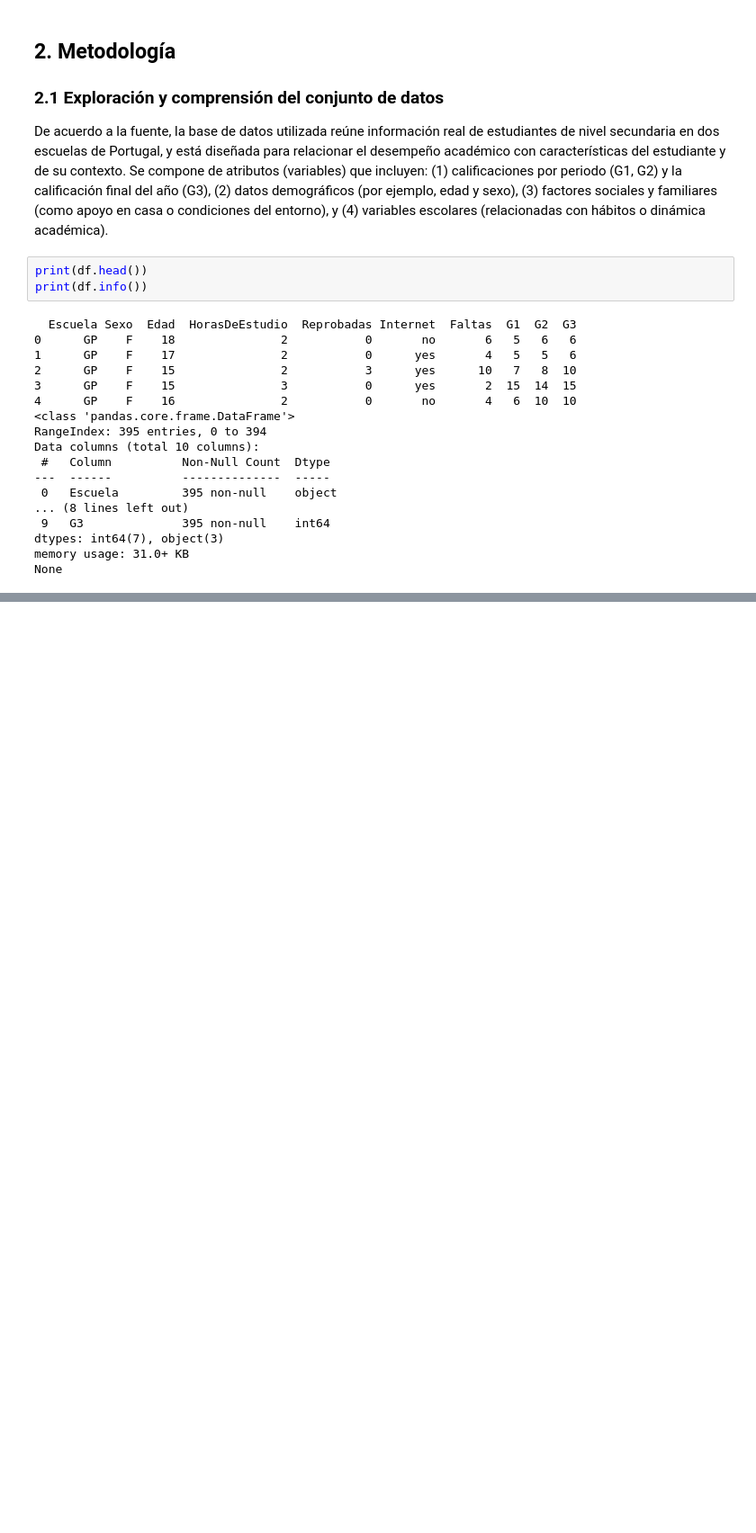
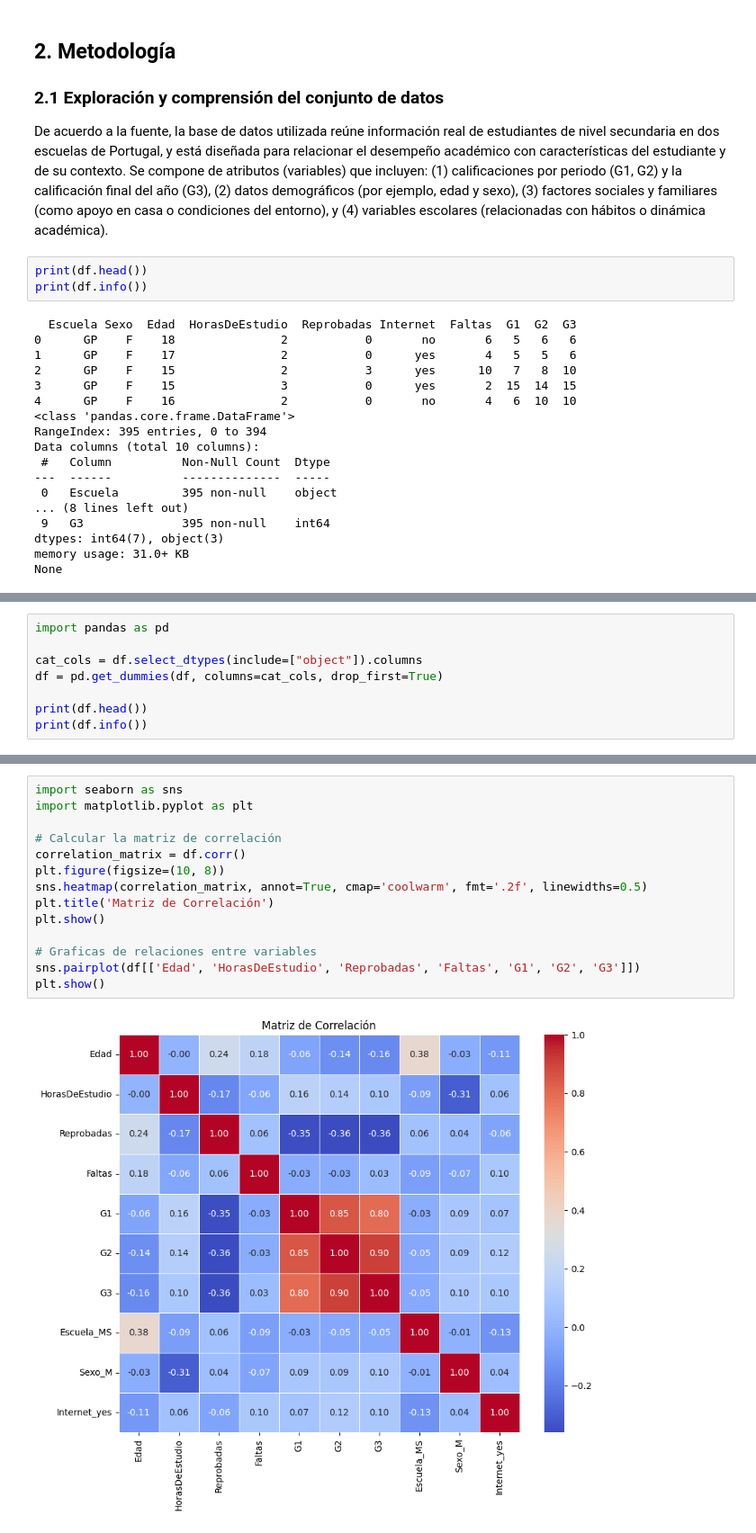
Before and after one commit to DiazPaz/ia_models, a Jupyter notebook: A1.3/main.ipynb, the cells around one changed output, grey strips where cells are left out. Shown at 90% size. Drawn from its saved outputs; the diff is of its cells as text; blank space fills up the shorter version.

```diff
--- a/A1.3/main.ipynb
+++ b/A1.3/main.ipynb
@@ -64,0 +71,8 @@ Finalmente, el hecho de que no existan valores faltantes simplifica el preproces
+# %%
+import pandas as pd
+
+cat_cols = df.select_dtypes(include=["object"]).columns
+df = pd.get_dummies(df, columns=cat_cols, drop_first=True)
+
+print(df.head())
+print(df.info())
@@ -64,0 +105,16 @@ Finalmente, el hecho de que no existan valores faltantes simplifica el preproces
+# %%
+import seaborn as sns
+import matplotlib.pyplot as plt
+
+# Calcular la matriz de correlación
+correlation_matrix = df.corr()
+plt.figure(figsize=(10, 8))
+sns.heatmap(correlation_matrix, annot=True, cmap='coolwarm', fmt='.2f', linewidths=0.5)
+plt.title('Matriz de Correlación')
+plt.show()
+
+# Graficas de relaciones entre variables
+sns.pairplot(df[['Edad', 'HorasDeEstudio', 'Reprobadas', 'Faltas', 'G1', 'G2', 'G3']])
+plt.show()
+# %% [output]
+[figure, added]
```
Also changed, not shown: parts of 10 cells of this notebook.
